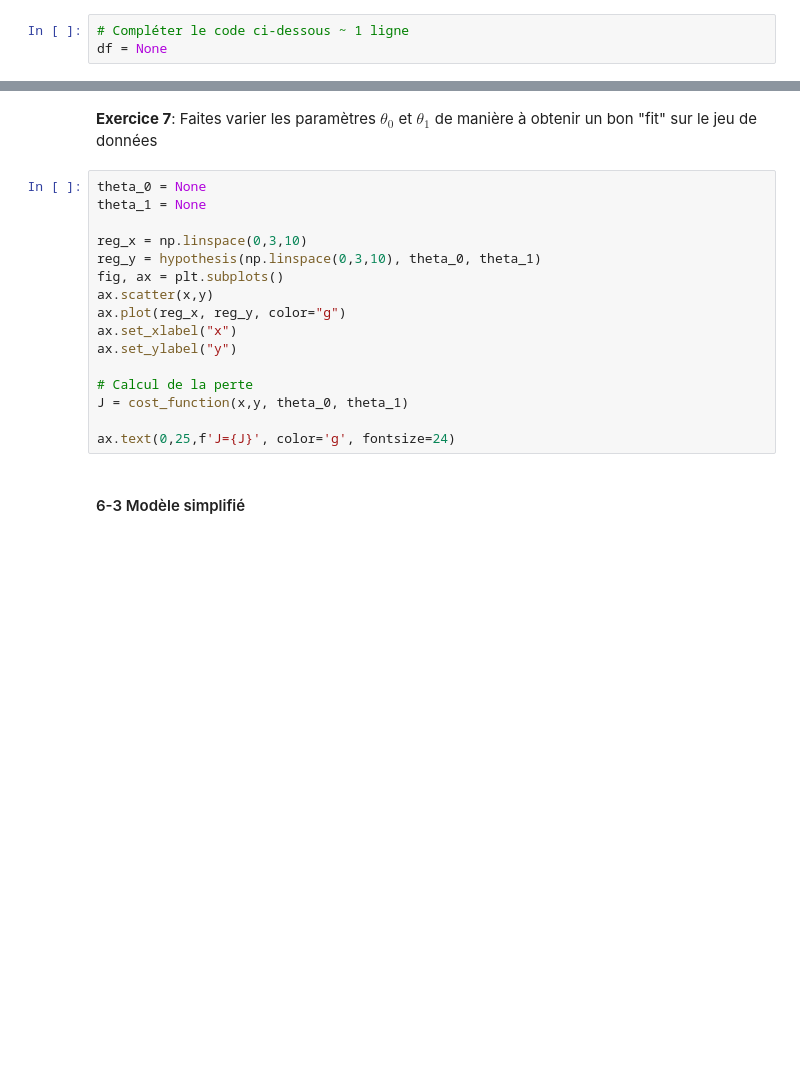
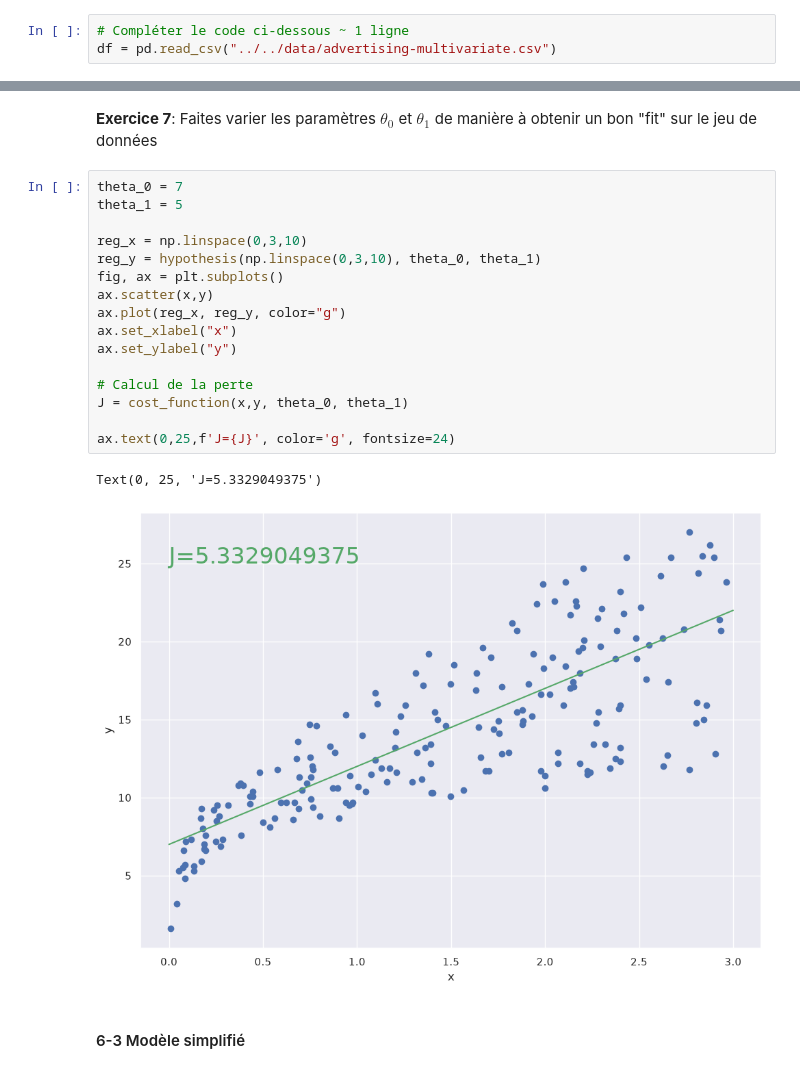
Before and after one commit to NancyG-07/apprentissage, a Jupyter notebook: nbs/03-algorithme-gradient/03-A-fonction-de-cout.ipynb, the cells around one changed output, grey strips where cells are left out. Saved outputs shown, nothing was run; the diff lists cells and outputs as text; blank space fills up the shorter version.

```diff
--- a/nbs/03-algorithme-gradient/03-A-fonction-de-cout.ipynb
+++ b/nbs/03-algorithme-gradient/03-A-fonction-de-cout.ipynb
@@ -267,7 +267,7 @@ import pandas as pd
 **Exercice 6**: à l'aide de la bibiothèques *pandas*, lire le fichier `advertising-univariate.csv`
 # %%
 # Compléter le code ci-dessous ~ 1 ligne
-df = None
+df = pd.read_csv("../../data/advertising-multivariate.csv")
 # %% [markdown]
 #### 6-1 - Préparation de la structure de données
 # %%
@@ -283,21 +286,24 @@ ax.set_ylabel("Ventes (en millier d'unités)", fontsize=14)
 # %% [markdown]
 **Exercice 7**: Faites varier les paramètres $\theta_{0}$ et $\theta_{1}$ de manière à obtenir un bon "fit" sur le jeu de données
 # %%
-theta_0 = None
-theta_1 = None
+theta_0 = 7
+theta_1 = 5
 
 reg_x = np.linspace(0,3,10)
 reg_y = hypothesis(np.linspace(0,3,10), theta_0, theta_1)
 fig, ax = plt.subplots()
 ax.scatter(x,y)
 ax.plot(reg_x, reg_y, color="g")
 ax.set_xlabel("x")
 ax.set_ylabel("y")
 
 # Calcul de la perte
 J = cost_function(x,y, theta_0, theta_1)
 
 ax.text(0,25,f'J={J}', color='g', fontsize=24)
+# %% [output]
+Text(0, 25, 'J=5.3329049375')
+[figure, added]
 # %% [markdown]
 #### 6-3 Modèle simplifié
 # %% [markdown]
```
Also changed, not shown: parts of 7 cells of this notebook, 3 other files.
